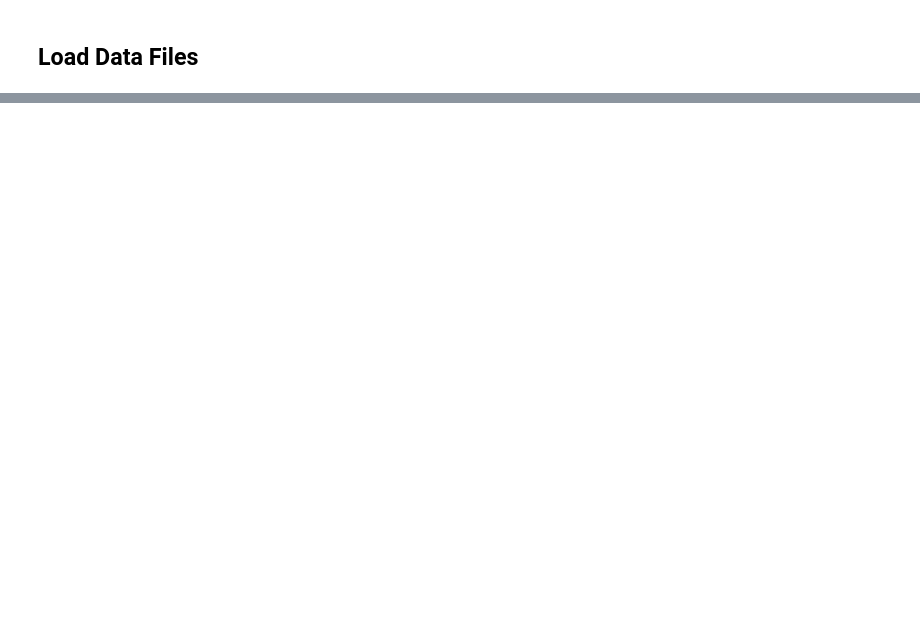
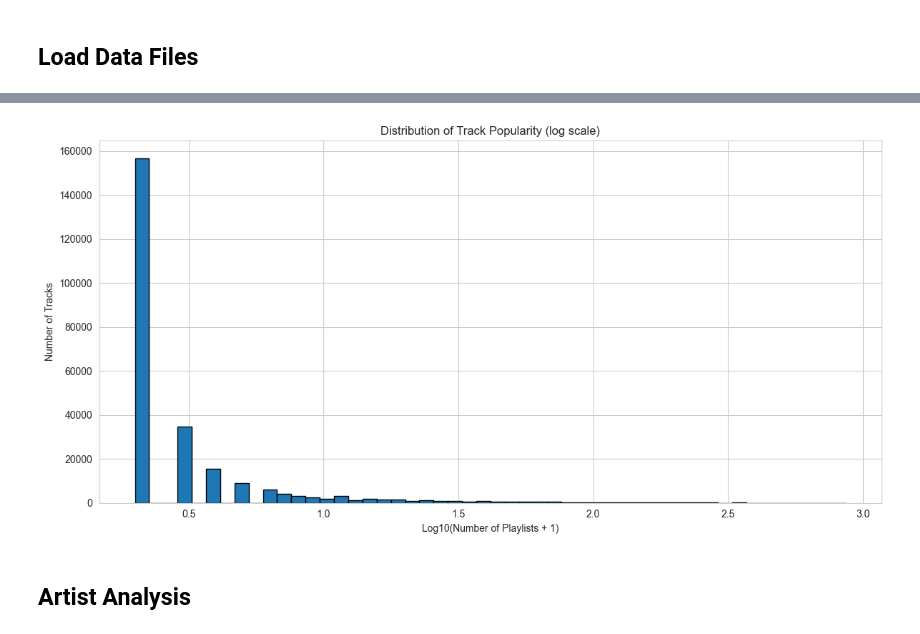
Before and after one commit to willmurray9/music-recommendation, a Jupyter notebook: notebooks/01_data_exploration.ipynb, the cells around one changed output, grey strips where cells are left out. Cells and saved outputs as stored; diff of their text form; code cells hidden in the pictures; blank space fills up the shorter version.

```diff
--- a/notebooks/01_data_exploration.ipynb
+++ b/notebooks/01_data_exploration.ipynb
@@ -69,0 +291,12 @@ DataFrame shape: (9000, 12)
+# %%
+track_popularity = tracks_df.groupby('track_uri').agg(
+    num_playlists=('pid', 'nunique'),
+    track_name=('track_name', 'first'),
+    artist_name=('artist_name', 'first')
+).sort_values('num_playlists', ascending=False)
+
+print("Track popularity distribution:")
+print(track_popularity['num_playlists'].describe())
+print(f"\nTracks appearing in only 1 playlist: {(track_popularity['num_playlists'] == 1).sum():,} ({(track_popularity['num_playlists'] == 1).sum() / len(track_popularity) * 100:.1f}%)")
+print(f"Tracks appearing in 2-5 playlists: {((track_popularity['num_playlists'] >= 2) & (track_popularity['num_playlists'] <= 5)).sum():,}")
+print(f"Tracks appearing in 6+ playlists: {(track_popularity['num_playlists'] >= 6).sum():,}")
@@ -69,0 +341,12 @@ DataFrame shape: (9000, 12)
+# %%
+plt.figure(figsize=(12, 6))
+plt.hist(np.log10(track_popularity['num_playlists'] + 1), bins=50, edgecolor='black')
+plt.xlabel('Log10(Number of Playlists + 1)')
+plt.ylabel('Number of Tracks')
+plt.title('Distribution of Track Popularity (log scale)')
+plt.tight_layout()
+plt.show()
+# %% [output]
+[figure, added]
+# %% [markdown]
+## Artist Analysis
```
Also changed, not shown: parts of 44 cells of this notebook.
